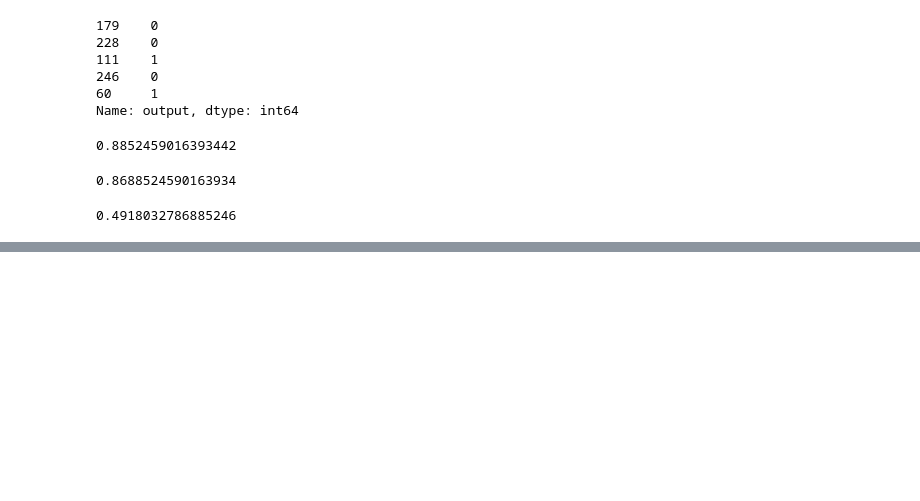
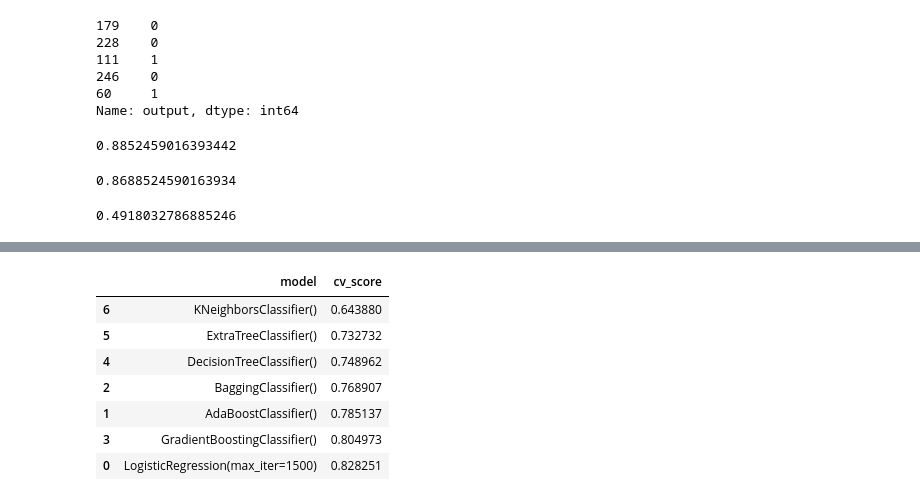
Before and after one commit to ChamsToure/heart_attack_prediciton, a Jupyter notebook: heart.ipynb, the cells around one changed output, grey strips where cells are left out. Saved outputs shown, nothing was run; the diff lists cells and outputs as text; code cells hidden in the pictures; blank space fills up the shorter version.

Commit message:
improved accuracy

```diff
--- a/heart.ipynb
+++ b/heart.ipynb
@@ -326,0 +361,20 @@ clf4 = LogisticRegression(random_state=0, max_iter=1000)
+# %%
+mod = []
+cv_score=[]
+model =[LogisticRegression(max_iter=1500),AdaBoostClassifier(), BaggingClassifier(), GradientBoostingClassifier(), DecisionTreeClassifier(), ExtraTreeClassifier(), KNeighborsClassifier()]
+for m in model:
+    cv_score.append(cross_val_score(m, X, y, scoring='accuracy', cv=5).mean())
+    mod.append(m)
+model_df=pd.DataFrame(columns=['model','cv_score'])
+model_df['model']=mod
+model_df['cv_score']=cv_score
+model_df.sort_values(by=['cv_score'], ascending=True).style.background_gradient(subset=['cv_score'])
+# %% [output]
+|  | model | cv_score |
+| 6 | KNeighborsClassifier() | 0.643880 |
+| 5 | ExtraTreeClassifier() | 0.732732 |
+| 4 | DecisionTreeClassifier() | 0.748962 |
+| 2 | BaggingClassifier() | 0.768907 |
+| 1 | AdaBoostClassifier() | 0.785137 |
+| 3 | GradientBoostingClassifier() | 0.804973 |
+| 0 | LogisticRegression(max_iter=1500) | 0.828251 |
```
Also changed, not shown: parts of 12 cells of this notebook.
